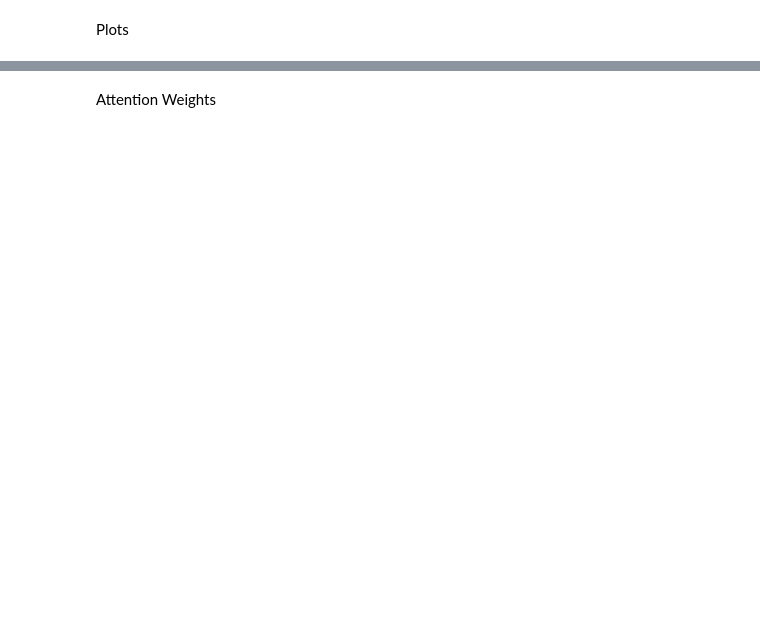
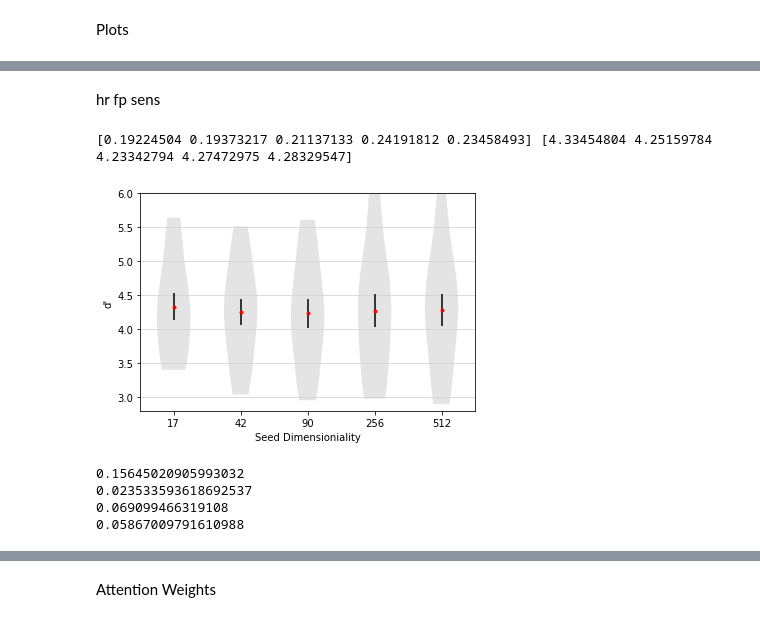
Before and after one commit to mazabdul7/msc_attention_project, a Jupyter notebook: evaluate_models.ipynb, the cells around one changed output, grey strips where cells are left out. Saved outputs shown, nothing was run; the diff lists cells and outputs as text; code cells hidden in the pictures; blank space fills up the shorter version.

```diff
--- a/evaluate_models.ipynb
+++ b/evaluate_models.ipynb
@@ -375,30 +494,73 @@ fig.savefig('acc_change_per_all_dims.png', dpi=300)
+# %% [markdown]
+hr fp sens
 # %%
+from scipy.stats import norm
 sensitivity = pd.DataFrame(columns=['group', 'class', 17, 42, 90, 256])
 for cl in classes:
     sensitivity = sensitivity.append({'group':'ave' if cl in ave else 'kitchen', 'class':cl, 17:0, 42:0, 90:0, 256:0}, ignore_index=True)
 
 hr_arr = np.array(acc[dims])
+hr_arr[np.where(hr_arr>0.995)[0], np.where(hr_arr>0.995)[1]] = 0.995
 fp_arr = np.array(fp[dims])
-stds_hr = np.std(hr_arr, axis=0)
-means_hr= np.mean(hr_arr, axis=0)
-stds_fp = np.std(fp_arr, axis=0)
-means_fp= np.mean(fp_arr, axis=0)
-z_hr = (hr_arr-means_hr)/stds_hr
-z_fp = (fp_arr-means_fp)/stds_fp
+z_hr = norm.ppf(hr_arr)
+z_fp = norm.ppf(fp_arr)
 sens = z_hr - z_fp
-
 me_sen = np.mean(sens, axis=0)
 err_sen = np.std(sens, axis=0)/np.sqrt(sens.shape[0]) # Compute standard error
 
 
+#ax.errorbar([str(x) for x in dims], me_sen, yerr=err_sen, fmt='o', color='red', ecolor='grey', elinewidth=2.5, markersize=4)
+
 fig = plt.figure()
 ax = fig.add_subplot(111)
+ax.set_axisbelow(True)
+data=[sens[:,i] for i in range(5)]
+ax.grid(color='lightgrey', linestyle='-', axis='y')
+parts = ax.violinplot(data ,showmeans=False)
+for pc in parts['bodies']:
+    pc.set_facecolor('#D3D3D3')
+    #pc.set_edgecolor('red')
+    pc.set_alpha(0.6)
+for partname in ('cbars','cmins','cmaxes'):
+    vp = parts[partname]
+    vp.set_edgecolor('black')
+    vp.set_linewidth(1)
+    vp.set_alpha(0)
 
-ax.errorbar([str(x) for x in dims], me_sen, yerr=err_sen, fmt='o', color='red', ecolor='grey', elinewidth=2.5, markersize=4)
-ax.grid(color='lightgrey', linestyle='-', axis='both')
+# vp = parts['cmeans']
+# vp.set_edgecolor('red')
+# vp.set_linewidth(1)
+
+ax.set_xticks(np.arange(1, len([str(dim) for dim in dims]) + 1))
+ax.set_xticklabels([str(dim) for dim in dims])
+
+d = [str(x) for x in dims]
+d.insert(0, '0')
+m = me_sen.tolist()
+m.insert(0,0)
+e = err_sen.tolist()
+e.insert(0,0)
+ax.errorbar(d, m, yerr=e, fmt='o', color='red', ecolor='black', elinewidth=1.5, markersize=3)
+
 ax.set_xlabel('Seed Dimensioniality')
-ax.set_ylabel('Accuracy Change')
-#ax.set_ylim([0,0.3])
-#fig.savefig('acc_change_per_dim.png')
+ax.set_ylabel("d'")
+ax.set_ylim([2.8,6])
+ax.set_xlim([0.5,5.5])
 
-print(errors)
+#fig.savefig('sens_per_dim_vio.png', dpi=300)
+
+print(err_sen, me_sen)
+# %% [output]
+[0.19224504 0.19373217 0.21137133 0.24191812 0.23458493] [4.33454804 4.25159784 4.23342794 4.27472975 4.28329547]
+[figure, added]
+# %%
+std_sens = np.std(sens, axis=0)
+for pair in [[0, 4], [4, 3], [3,1], [1,2]]:
+    s2 = (13*(std_sens[pair[0]]**2) + 13*(std_sens[pair[1]]**2))/(13+13-2)
+    t = (me_sen[pair[0]] - me_sen[pair[1]])/(np.sqrt((2*s2)/13))
+    print(t)
+# %% [output]
+0.15645020905993032
+0.023533593618692537
+0.069099466319108
+0.05867009791610988
```
Also changed, not shown: parts of 30 cells of this notebook, 32 other files.
